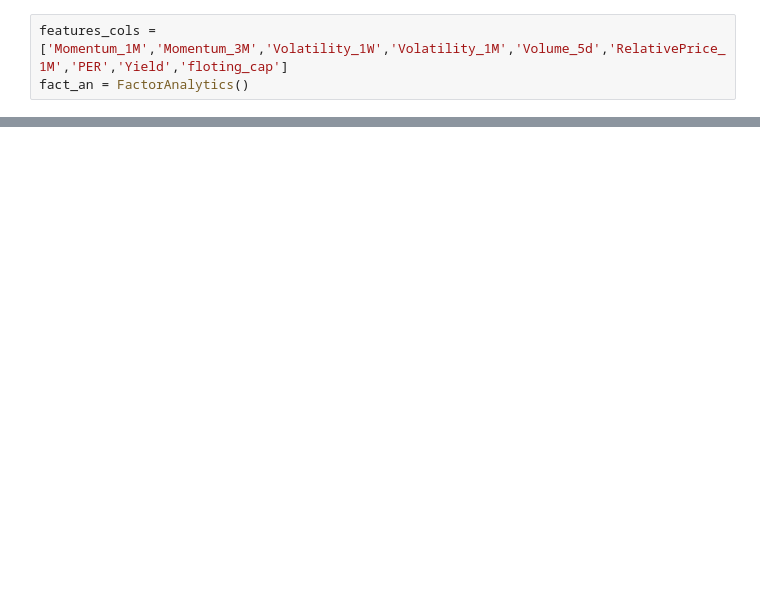
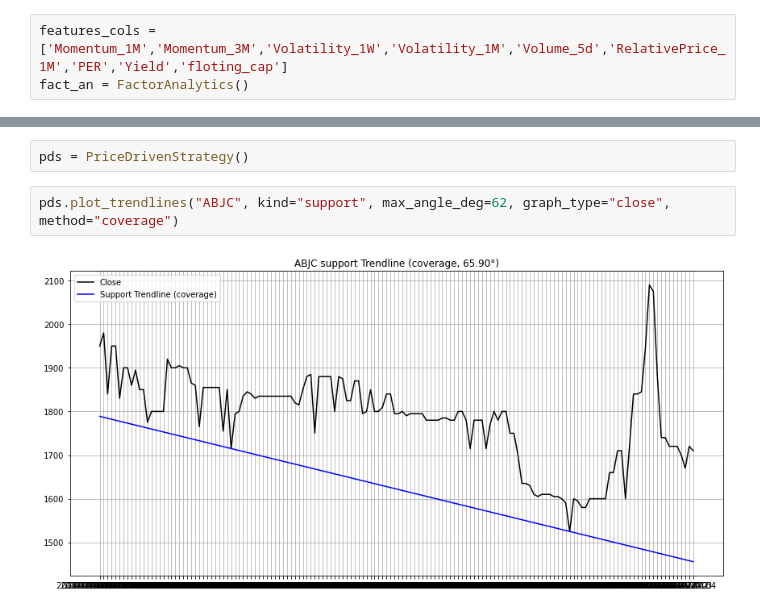
Before and after one commit to Lanzeni777/BPALS, a Jupyter notebook: NoteBooks/Classes.ipynb, the cells around one changed output, grey strips where cells are left out. Cells and saved outputs as stored; diff of their text form; blank space fills up the shorter version.

Commit message:
update with different methods tested

```diff
--- a/NoteBooks/Classes.ipynb
+++ b/NoteBooks/Classes.ipynb
@@ -63,0 +289,6 @@ kl_db.execute_query(q)
+# %%
+pds = PriceDrivenStrategy()
+# %%
+pds.plot_trendlines("ABJC", kind="support", max_angle_deg=62, graph_type="close", method="coverage")
+# %% [output]
+[figure, added]
```
Also changed, not shown: parts of 46 cells of this notebook, 8 other files.
